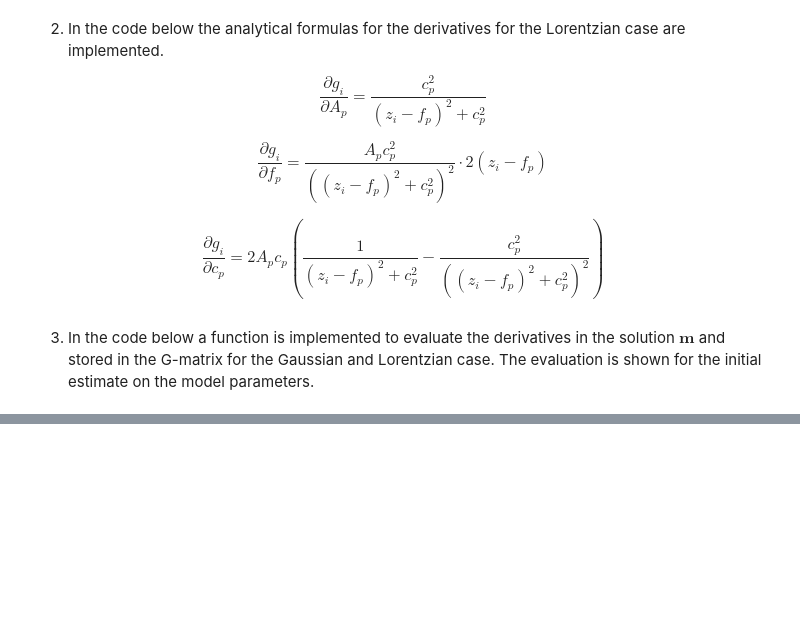
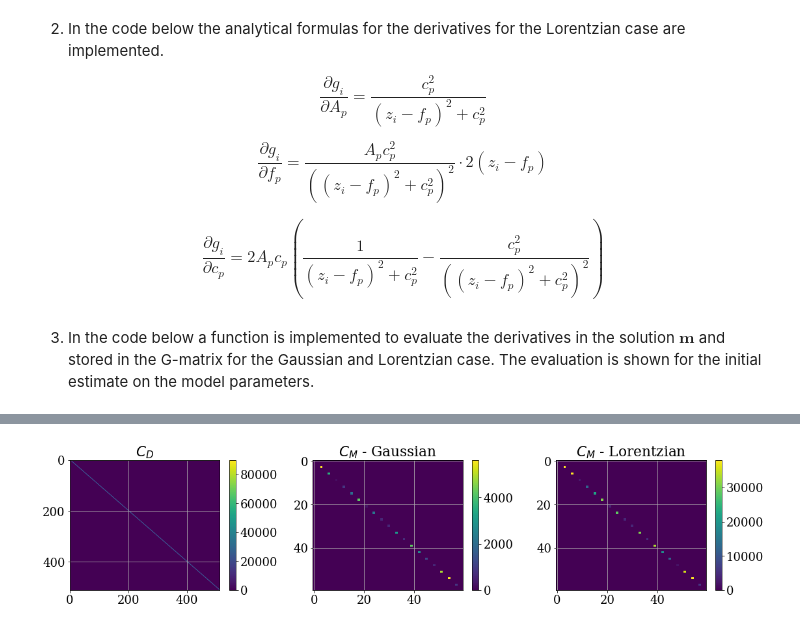
Before and after one commit to Emilie-Jessen/Inverse-Problems, a Jupyter notebook: Assignment_03/Assignment03.ipynb, the cells around one changed output, grey strips where cells are left out. Drawn from its saved outputs; the diff is of its cells as text; code cells hidden in the pictures; blank space fills up the shorter version.

```diff
--- a/Assignment_03/Assignment03.ipynb
+++ b/Assignment_03/Assignment03.ipynb
@@ -201,3 +215,44 @@ C_M = np.diag(np.repeat(c0**2, 3))
+# %%
+# Data covariance matrix - assuming uncorrelated data
+C_D = np.diag(yerr**2)
+
+
+# Estimating correlation between parameters
+corr_val = 1e-5
+corr_M = np.array([np.array([0, 1, 0]),
+                   np.array([1, 0, 0]),
+                   np.array([0, 0, 0])])
+corr = np.kron(np.eye(20), corr_M)
+
+
+# Esimating the uncertainties in the parameters as percentages of the initial guess
+sigma_A_Gauss = A0 * 0.05
+sigma_A_Lorentz = A0_L * 0.05
+sigma_f = f0 * 0.02
+sigma_c = c0 * 0.03
+
+C_M_Gauss = np.diag(np.array([sigma_A_Gauss**2, sigma_f**2, sigma_c**2]).reshape(3,20).T.flatten()) + corr
+C_M_Lorentz = np.diag(np.array([sigma_A_Lorentz**2, sigma_f**2, sigma_c**2]).reshape(3,20).T.flatten()) + corr
+
+
+# Visaualising the covariance matrices
+fig, ax = plt.subplots(ncols=3, figsize=(16, 4))
+
+im1 = ax[0].imshow(C_D, aspect='auto')
+ax[0].set(title=r'$C_D$')
+
+im2 = ax[1].imshow(C_M_Gauss, aspect='auto')
+ax[1].set(title=r'$C_M$ - Gaussian')
+
+im3 = ax[2].imshow(C_M_Lorentz, aspect='auto')
+ax[2].set(title=r'$C_M$ - Lorentzian')
+
+fig.colorbar(im1, ax=ax[0])
+fig.colorbar(im2, ax=ax[1])
+fig.colorbar(im3, ax=ax[2])
+fig.tight_layout();
+# %% [output]
+[figure, added]
 # %%
 def steepest_descent(x, y, m0, epsilon, max_iter, peak_shape='Gauss'):
 
```
Also changed, not shown: parts of 16 cells of this notebook.
